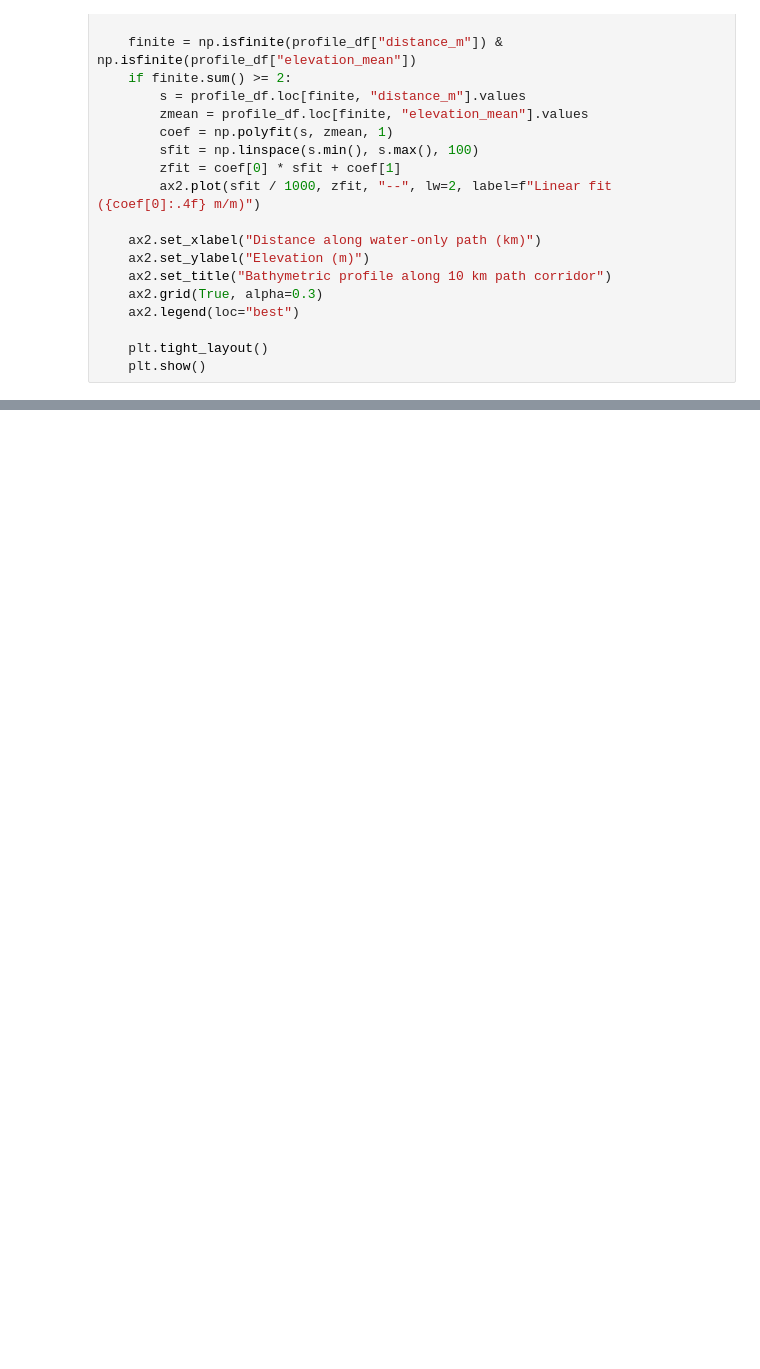
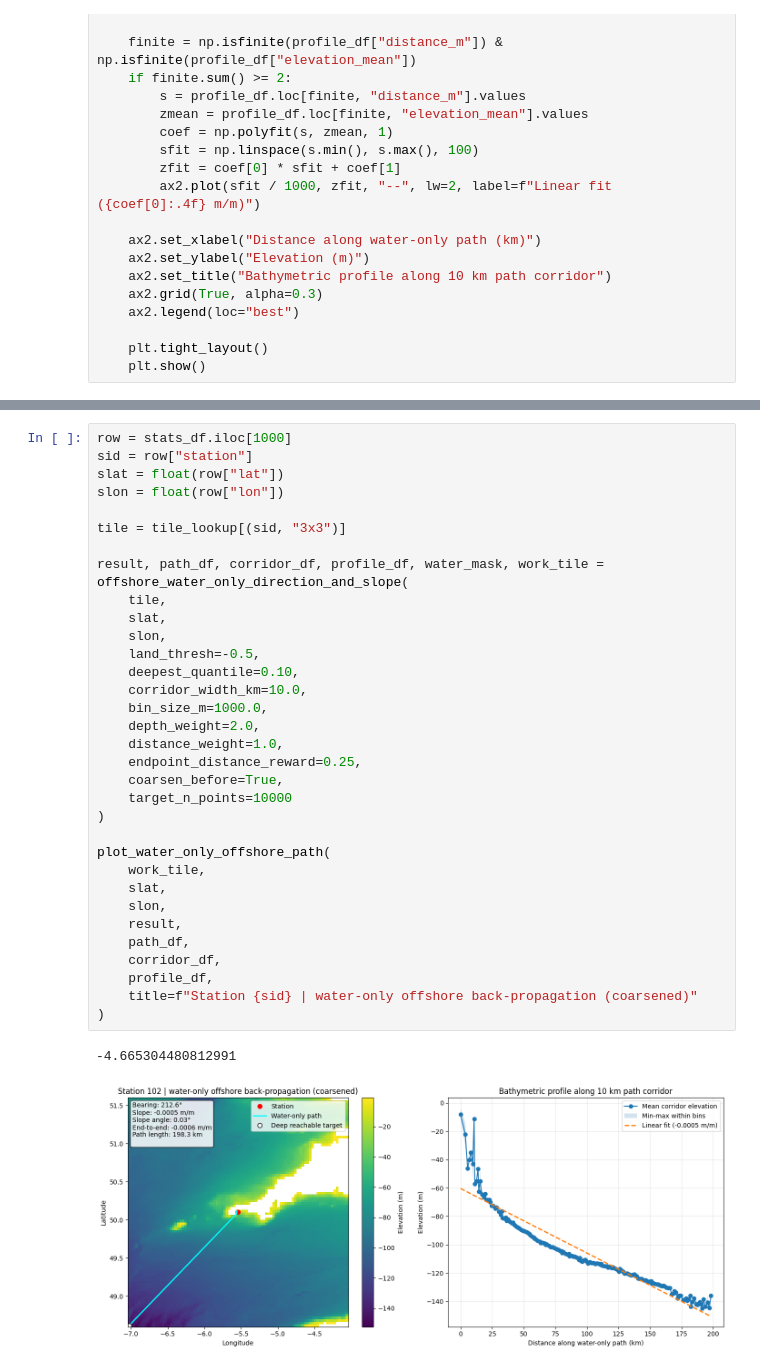
Before and after one commit to lisanneblok/ESL, a Jupyter notebook: notebooks/AGeneratefulldf/ALLVARS copy.ipynb, the cells around one changed output, grey strips where cells are left out. Cells and saved outputs as stored; diff of their text form; blank space fills up the shorter version.

```diff
--- a/notebooks/AGeneratefulldf/ALLVARS copy.ipynb
+++ b/notebooks/AGeneratefulldf/ALLVARS copy.ipynb
@@ -1601,0 +1741,36 @@ def plot_water_only_offshore_path(tile, station_lat, station_lon,
+# %%
+row = stats_df.iloc[1000]
+sid = row["station"]
+slat = float(row["lat"])
+slon = float(row["lon"])
+
+tile = tile_lookup[(sid, "3x3")]
+
+result, path_df, corridor_df, profile_df, water_mask, work_tile = offshore_water_only_direction_and_slope(
+    tile,
+    slat,
+    slon,
+    land_thresh=-0.5,
+    deepest_quantile=0.10,
+    corridor_width_km=10.0,
+    bin_size_m=1000.0,
+    depth_weight=2.0,
+    distance_weight=1.0,
+    endpoint_distance_reward=0.25,
+    coarsen_before=True,
+    target_n_points=10000
+)
+
+plot_water_only_offshore_path(
+    work_tile,
+    slat,
+    slon,
+    result,
+    path_df,
+    corridor_df,
+    profile_df,
+    title=f"Station {sid} | water-only offshore back-propagation (coarsened)"
+)
+# %% [output]
+-4.665304480812991
+[figure, added]
```
Also changed, not shown: parts of 34 cells of this notebook, 2 other files.
